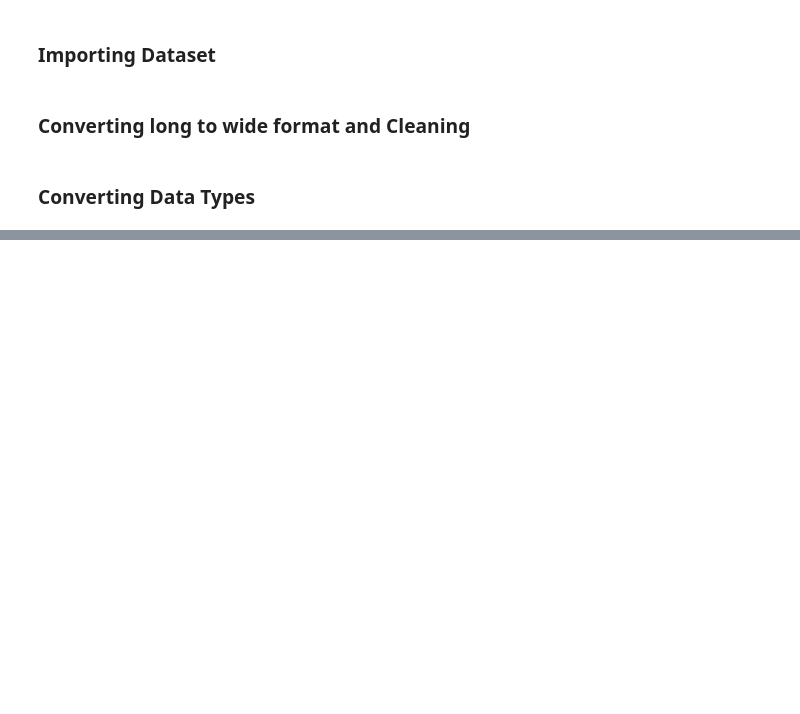
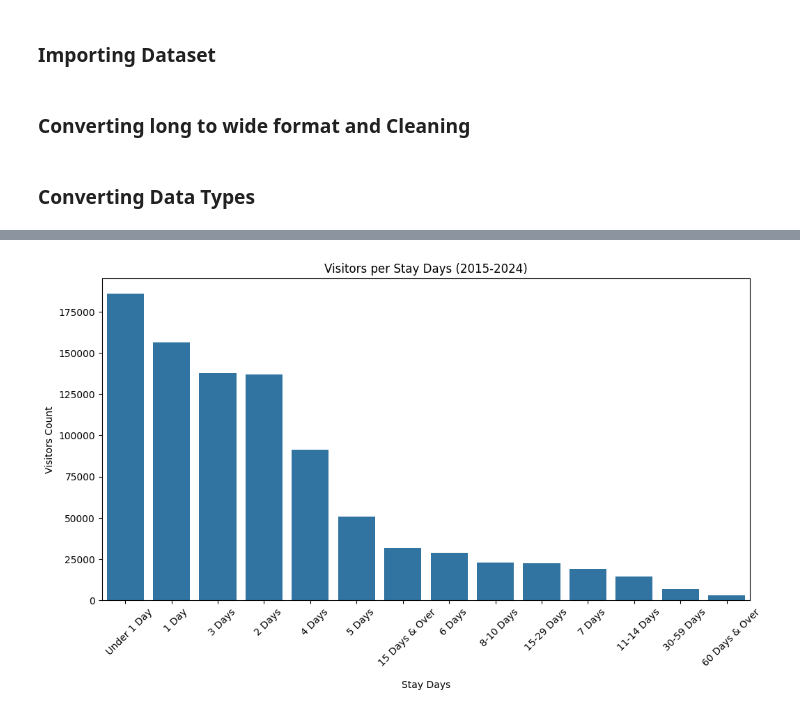
Before and after one commit to KaungSiThu-Sallius/Forecasting-Tourism-Demand-in-Singapore, a Jupyter notebook: main.ipynb, the cells around one changed output, grey strips where cells are left out. Cells and saved outputs as stored; diff of their text form; code cells hidden in the pictures; blank space fills up the shorter version.

```diff
--- a/main.ipynb
+++ b/main.ipynb
@@ -116,0 +194,14 @@ memory usage: 44.6+ KB
+# %%
+inter_arrival_stay_days_df_group = inter_arrival_stay_days_df.copy()
+inter_arrival_stay_days_df_group = inter_arrival_stay_days_df_group.groupby('stay_days')['visitor_arrivals'].mean().sort_values(ascending=False)
+inter_arrival_stay_days_df_group = pd.DataFrame(inter_arrival_stay_days_df_group[(inter_arrival_stay_days_df_group.index != 'Total') & (inter_arrival_stay_days_df_group.index != 'Average Length Of Stay')])
+
+fig, ax = plt.subplots(figsize=(12, 6))
+sns.barplot(data=inter_arrival_stay_days_df_group, x='stay_days', y='visitor_arrivals', ax=ax)
+ax.tick_params(axis='x', rotation=45)
+plt.xlabel('Stay Days')
+plt.ylabel('Visitors Count')
+plt.title('Visitors per Stay Days (2015-2024)')
+plt.show()
+# %% [output]
+[figure, added]
```
Also changed, not shown: parts of 22 cells of this notebook, 4 other files.
